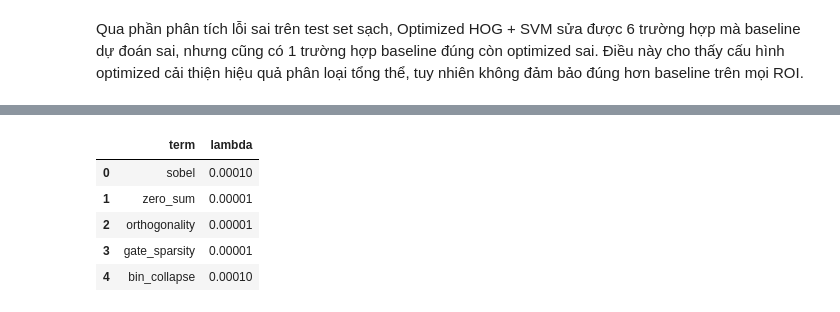
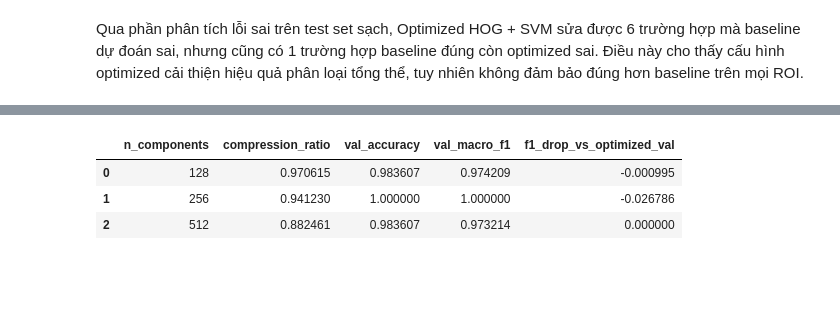
Before and after one commit to Khanggolder/BTL_XLA, a Jupyter notebook: traffic_sign_cv.ipynb, the cells around one changed output, grey strips where cells are left out. Cells and saved outputs as stored; diff of their text form; code cells hidden in the pictures; blank space fills up the shorter version.

```diff
--- a/traffic_sign_cv.ipynb
+++ b/traffic_sign_cv.ipynb
@@ -1750,41 +1902,41 @@ class LearnableHOGClassifier(nn.Module):
 # %%
-lhog_model = LearnableHOGClassifier(lhog_reference_config, len(GROUP_ORDER)).to(lhog_device)
-
-lhog_train_label_counts = lhog_train_dataset.lhog_df["label_group"].value_counts().reindex(GROUP_ORDER, fill_value=0).astype(np.float32)
-lhog_class_weights_np = lhog_train_label_counts.sum() / (len(GROUP_ORDER) * lhog_train_label_counts.to_numpy(dtype=np.float32))
-lhog_class_weights = torch.as_tensor(lhog_class_weights_np, dtype=torch.float32, device=lhog_device)
-lhog_criterion = nn.CrossEntropyLoss(weight=lhog_class_weights)
-
-lhog_classifier_params = list(lhog_model.lhog_classifier.parameters())
-lhog_bin_params = [lhog_model.lhog_layer.bin_matrix, lhog_model.lhog_layer.lhog_concentration_raw, lhog_model.lhog_layer.lhog_gate_logit]
-lhog_gradient_params = [lhog_model.lhog_layer.lhog_gradient_kernel]
-lhog_optimizer = torch.optim.AdamW([
-    {"params": lhog_classifier_params, "lr": 1e-3, "weight_decay": 1e-4},
-    {"params": lhog_bin_params, "lr": 2e-4, "weight_decay": 1e-5},
-    {"params": lhog_gradient_params, "lr": 1e-4, "weight_decay": 1e-5},
-])
-lhog_scheduler = torch.optim.lr_scheduler.ReduceLROnPlateau(lhog_optimizer, mode="max", factor=0.5, patience=3)
-
-lhog_lambda_sobel = 1e-4
-lhog_lambda_zero = 1e-5
-lhog_lambda_orth = 1e-5
-lhog_lambda_gate = 1e-5
-lhog_lambda_bin = 1e-4
-
-lhog_regularization_lambdas = pd.DataFrame([
-    {"term": "sobel", "lambda": lhog_lambda_sobel},
-    {"term": "zero_sum", "lambda": lhog_lambda_zero},
-    {"term": "orthogonality", "lambda": lhog_lambda_orth},
-    {"term": "gate_sparsity", "lambda": lhog_lambda_gate},
-    {"term": "bin_collapse", "lambda": lhog_lambda_bin},
-])
-display(lhog_regularization_lambdas)
-print(f"Learnable HOG feature dimension: {lhog_model.lhog_layer.lhog_feature_dim}")
-print("Class weights:", dict(zip(GROUP_ORDER, lhog_class_weights.detach().cpu().numpy().round(4))))
+# A.4 - Thử PCA trên HOG optimized và chọn số chiều bằng validation
+compact_pca_components = [128, 256, 512, 1024, 2048]
+compact_max_components = min(int(appendix_X_train.shape[0]), int(appendix_X_train.shape[1]))
+compact_valid_components = [compact_n for compact_n in compact_pca_components if compact_n < compact_max_components]
+if not compact_valid_components:
+    raise ValueError('Không có số chiều PCA hợp lệ.')
+compact_candidate_models = {}
+compact_validation_rows = []
+for compact_n_components in compact_valid_components:
+    compact_candidate_model = Pipeline([('scaler', StandardScaler()), ('pca', PCA(n_components=compact_n_components, svd_solver='randomized', random_state=appendix_random_state)), ('model', make_linear_svc(C=1.0))])
+    compact_candidate_model.fit(appendix_X_train, appendix_y_train)
+    compact_val_predictions = compact_candidate_model.predict(appendix_X_val)
+    compact_val_metrics = appendix_metric_summary(appendix_y_val, compact_val_predictions)
+    compact_candidate_models[compact_n_components] = compact_candidate_model
+    compact_validation_rows.append({'n_components': int(compact_n_components), 'compression_ratio': float(1.0 - compact_n_components / appendix_original_feature_dim), 'val_accuracy': compact_val_metrics['accuracy'], 'val_macro_f1': compact_val_metrics['macro_f1'], 'f1_drop_vs_optimized_val': float(appendix_optimized_val_metrics['macro_f1'] - compact_val_metrics['macro_f1'])})
+compact_validation_table = pd.DataFrame(compact_validation_rows).sort_values('n_components').reset_index(drop=True)
+compact_validation_threshold = max(0.0, appendix_optimized_val_metrics['macro_f1'] - 0.01)
+compact_eligible_table = compact_validation_table[compact_validation_table['val_macro_f1'] >= compact_validation_threshold]
+if len(compact_eligible_table) > 0:
+    compact_selected_row = compact_eligible_table.sort_values(['n_components', 'val_macro_f1'], ascending=[True, False]).iloc[0]
+    compact_selection_reason = 'mức nhỏ nhất có validation Macro F1 cách HOG gốc không quá 0.01'
+else:
+    compact_selected_row = compact_validation_table.sort_values(['val_macro_f1', 'n_components'], ascending=[False, True]).iloc[0]
+    compact_selection_reason = 'mức có validation Macro F1 cao nhất'
+compact_selected_n_components = int(compact_selected_row['n_components'])
+compact_selected_config = {'n_components': compact_selected_n_components, 'selection_reason': compact_selection_reason, 'validation_macro_f1': float(compact_selected_row['val_macro_f1'])}
+compact_selected_model = compact_candidate_models[compact_selected_n_components]
+display(compact_validation_table)
+print('PCA được chọn bằng validation:', compact_selected_config)
+print(
+    'Nhóm chọn 128D vì đây là số chiều nhỏ nhất có validation Macro F1 '
+    'giảm không quá 0.01 so với Optimized HOG. 128D không nhất thiết có '
+    'validation Macro F1 cao nhất, nhưng là cấu hình gọn nhất trong ngưỡng chấp nhận.'
+)
+print('Chưa đánh giá bất kỳ cấu hình PCA nào trên test ở bước này.')
 # %% [output]
-|  | term | lambda |
-| 0 | sobel | 0.00010 |
-| 1 | zero_sum | 0.00001 |
-| 2 | orthogonality | 0.00001 |
-| 3 | gate_sparsity | 0.00001 |
-| 4 | bin_collapse | 0.00010 |
+|  | n_components | compression_ratio | val_accuracy | val_macro_f1 | f1_drop_vs_optimized_val |
+| 0 | 128 | 0.970615 | 0.983607 | 0.974209 | -0.000995 |
+| 1 | 256 | 0.941230 | 1.000000 | 1.000000 | -0.026786 |
+| 2 | 512 | 0.882461 | 0.983607 | 0.973214 | 0.000000 |
```
Also changed, not shown: parts of 19 cells of this notebook.
